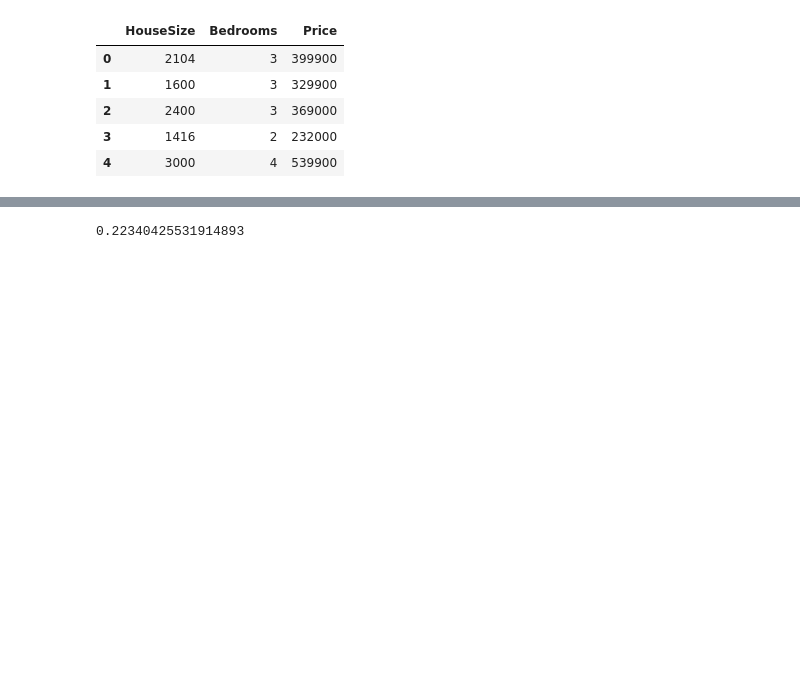
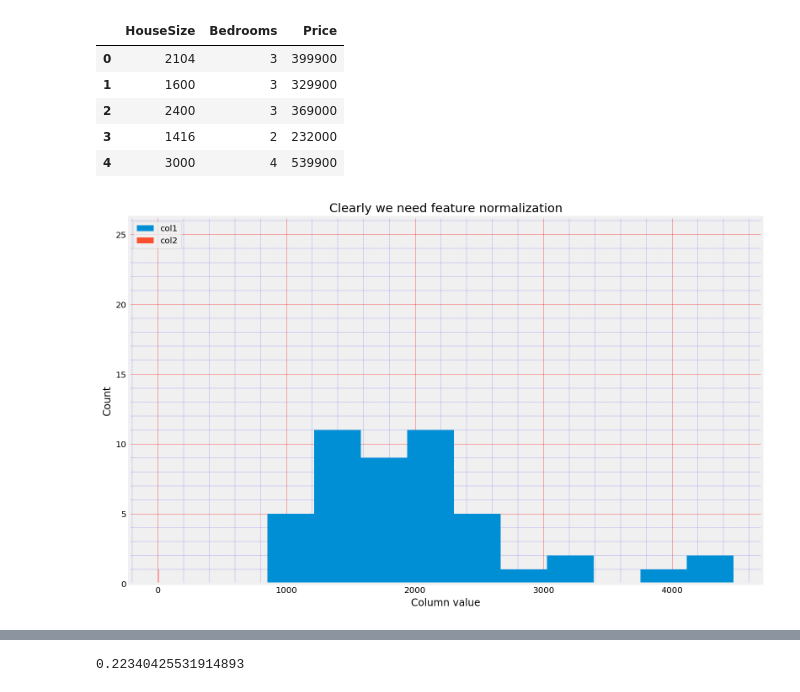
Before and after one commit to msatheeshkumar/ml-python-self-learning, a Jupyter notebook: cera/ex1/ex1.ipynb, the cells around one changed output, grey strips where cells are left out. Cells and saved outputs as stored; diff of their text form; code cells hidden in the pictures; blank space fills up the shorter version.

```diff
--- a/cera/ex1/ex1.ipynb
+++ b/cera/ex1/ex1.ipynb
@@ -271,0 +260,18 @@ def featureNormalize(X):
+# %%
+#x = np.linspace(-100, 5000, 5000)
+fig, ax = plt.subplots(figsize=(12,8))
+#ax.hist(X2[:, [0]], label = 'col1',  bins=np.arange(0, 3500, 500))
+ax.hist(X2[:, [0]], label = 'col1')
+ax.hist(X2[:, [1]], label = 'col2')
+ax.legend(loc=2)
+ax.set_xlabel('Column value')
+ax.set_ylabel('Count')
+ax.set_title('Clearly we need feature normalization')
+ax.set_axisbelow(True)
+ax.minorticks_on()
+ls = (0, (3, 1, 1, 1, 1, 1))
+ax.grid(which='major', linestyle='-', linewidth='0.3', color='red')
+ax.grid(which='minor', linestyle=ls, linewidth='0.2', color='blue')
+ax.tick_params(which='both')
+# %% [output]
+[figure, added]
```
Also changed, not shown: parts of 3 cells of this notebook.
